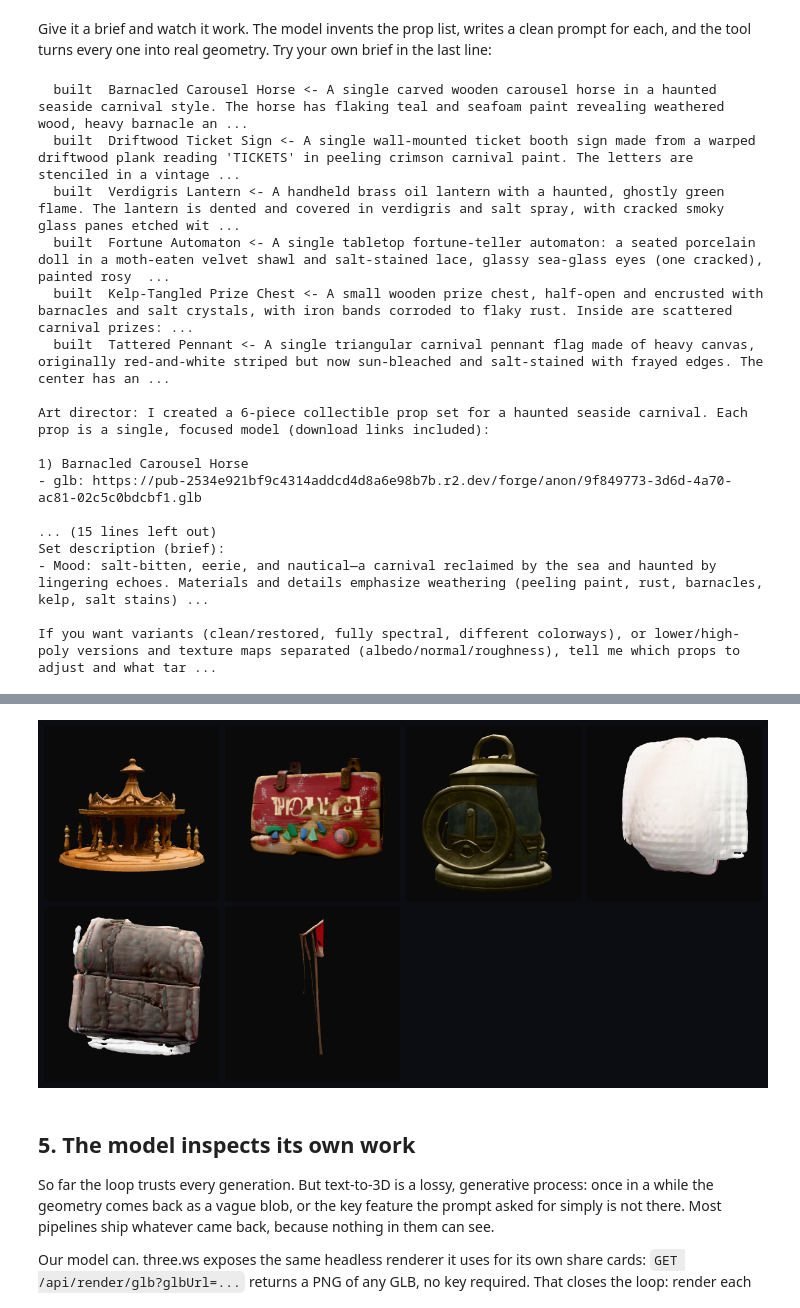
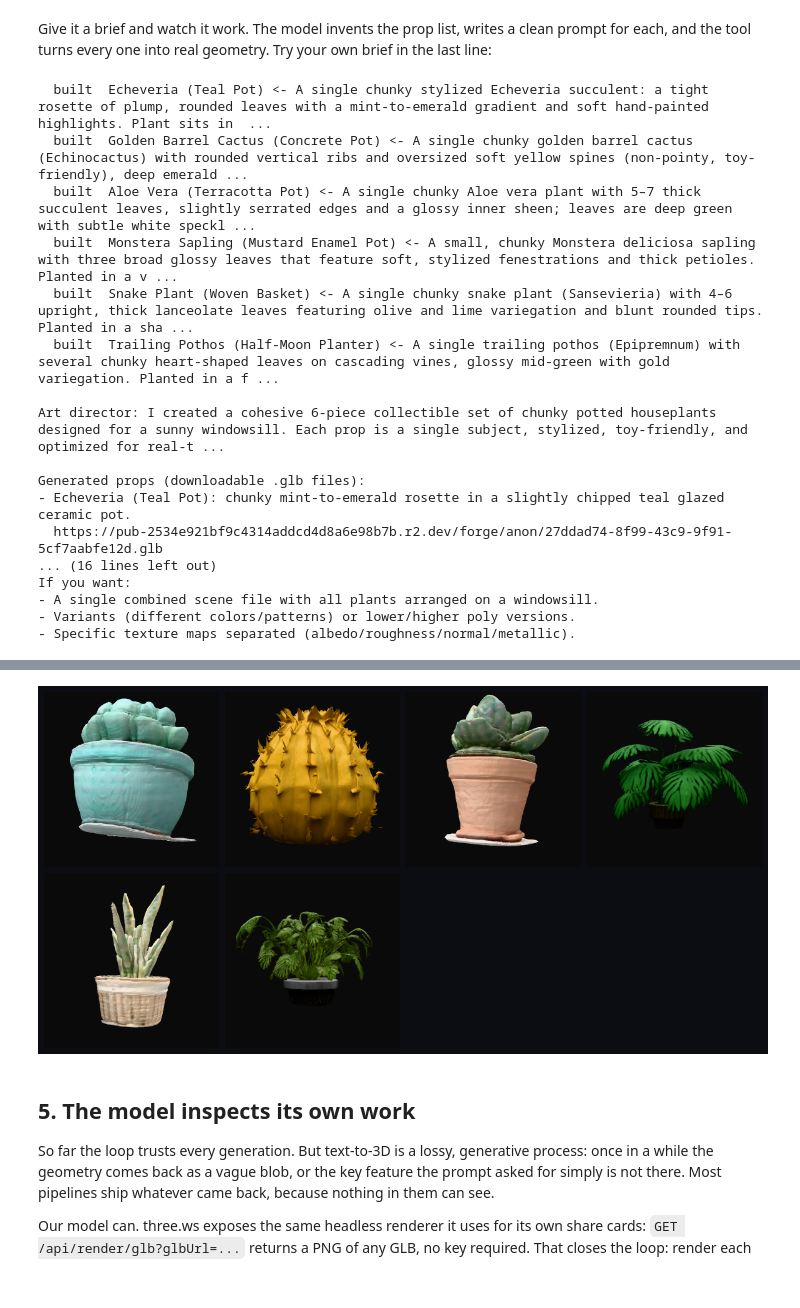
Before and after one commit to nirholas/Handshake, a Jupyter notebook: public/cookbook/text_to_3d_with_function_calling.ipynb, the cells around one changed output, grey strips where cells are left out. Saved outputs shown, nothing was run; the diff lists cells and outputs as text; code cells hidden in the pictures.

```diff
--- a/public/cookbook/text_to_3d_with_function_calling.ipynb
+++ b/public/cookbook/text_to_3d_with_function_calling.ipynb
@@ -468,36 +468,39 @@ Give it a brief and watch it work. The model invents the prop list, writes a
 clean prompt for each, and the tool turns every one into real geometry. Try your
 own brief in the last line:
 # %%
-CARNIVAL_BRIEF = "Design a collectible set for a haunted seaside carnival."
+WINDOWSILL_BRIEF = (
+    "Design a collectible set of chunky potted houseplants for a sunny "
+    "windowsill: succulents, cacti, and broad-leaf plants in characterful pots."
+)
 
-collection = run_art_director(CARNIVAL_BRIEF)
+collection = run_art_director(WINDOWSILL_BRIEF)
 
 print("\nArt director:", collection["reply"])
 render_models(
     collection["items"],
-    title="Haunted seaside carnival",
+    title="A windowsill of houseplants",
     subtitle="Designed and built by the model from a single-line brief.",
 )
 # %% [output]
-  built  Barnacled Carousel Horse <- A single carved wooden carousel horse in a haunted seaside carnival style. The horse has flaking teal and seafoam paint revealing weathered wood, heavy barnacle an ...
-  built  Driftwood Ticket Sign <- A single wall-mounted ticket booth sign made from a warped driftwood plank reading 'TICKETS' in peeling crimson carnival paint. The letters are stenciled in a vintage ...
-  built  Verdigris Lantern <- A handheld brass oil lantern with a haunted, ghostly green flame. The lantern is dented and covered in verdigris and salt spray, with cracked smoky glass panes etched wit ...
-  built  Fortune Automaton <- A single tabletop fortune-teller automaton: a seated porcelain doll in a moth-eaten velvet shawl and salt-stained lace, glassy sea-glass eyes (one cracked), painted rosy  ...
-  built  Kelp-Tangled Prize Chest <- A small wooden prize chest, half-open and encrusted with barnacles and salt crystals, with iron bands corroded to flaky rust. Inside are scattered carnival prizes: ...
-  built  Tattered Pennant <- A single triangular carnival pennant flag made of heavy canvas, originally red-and-white striped but now sun-bleached and salt-stained with frayed edges. The center has an ...
+  built  Echeveria (Teal Pot) <- A single chunky stylized Echeveria succulent: a tight rosette of plump, rounded leaves with a mint-to-emerald gradient and soft hand-painted highlights. Plant sits in  ...
+  built  Golden Barrel Cactus (Concrete Pot) <- A single chunky golden barrel cactus (Echinocactus) with rounded vertical ribs and oversized soft yellow spines (non-pointy, toy-friendly), deep emerald ...
+  built  Aloe Vera (Terracotta Pot) <- A single chunky Aloe vera plant with 5–7 thick succulent leaves, slightly serrated edges and a glossy inner sheen; leaves are deep green with subtle white speckl ...
+  built  Monstera Sapling (Mustard Enamel Pot) <- A small, chunky Monstera deliciosa sapling with three broad glossy leaves that feature soft, stylized fenestrations and thick petioles. Planted in a v ...
+  built  Snake Plant (Woven Basket) <- A single chunky snake plant (Sansevieria) with 4–6 upright, thick lanceolate leaves featuring olive and lime variegation and blunt rounded tips. Planted in a sha ...
+  built  Trailing Pothos (Half-Moon Planter) <- A single trailing pothos (Epipremnum) with several chunky heart-shaped leaves on cascading vines, glossy mid-green with gold variegation. Planted in a f ...
 
-Art director: I created a 6-piece collectible prop set for a haunted seaside carnival. Each prop is a single, focused model (download links included):
+Art director: I created a cohesive 6-piece collectible set of chunky potted houseplants designed for a sunny windowsill. Each prop is a single subject, stylized, toy-friendly, and optimized for real-t ...
 
-1) Barnacled Carousel Horse
-- glb: https://pub-2534e921bf9c4314addcd4d8a6e98b7b.r2.dev/forge/anon/9f849773-3d6d-4a70-ac81-02c5c0bdcbf1.glb
-
-... (15 lines left out)
-Set description (brief):
-- Mood: salt-bitten, eerie, and nautical—a carnival reclaimed by the sea and haunted by lingering echoes. Materials and details emphasize weathering (peeling paint, rust, barnacles, kelp, salt stains) ...
-
-If you want variants (clean/restored, fully spectral, different colorways), or lower/high-poly versions and texture maps separated (albedo/normal/roughness), tell me which props to adjust and what tar ...
+Generated props (downloadable .glb files):
+- Echeveria (Teal Pot): chunky mint-to-emerald rosette in a slightly chipped teal glazed ceramic pot.
+  https://pub-2534e921bf9c4314addcd4d8a6e98b7b.r2.dev/forge/anon/27ddad74-8f99-43c9-9f91-5cf7aabfe12d.glb
+... (16 lines left out)
+If you want:
+- A single combined scene file with all plants arranged on a windowsill.
+- Variants (different colors/patterns) or lower/higher poly versions.
+- Specific texture maps separated (albedo/roughness/normal/metallic).
 [interactive output not drawn]
-[figure, old version]
+[figure, new version]
 # %% [markdown]
 ## 5. The model inspects its own work
 
```
Also changed, not shown: parts of 4 cells of this notebook, 1 other file.
